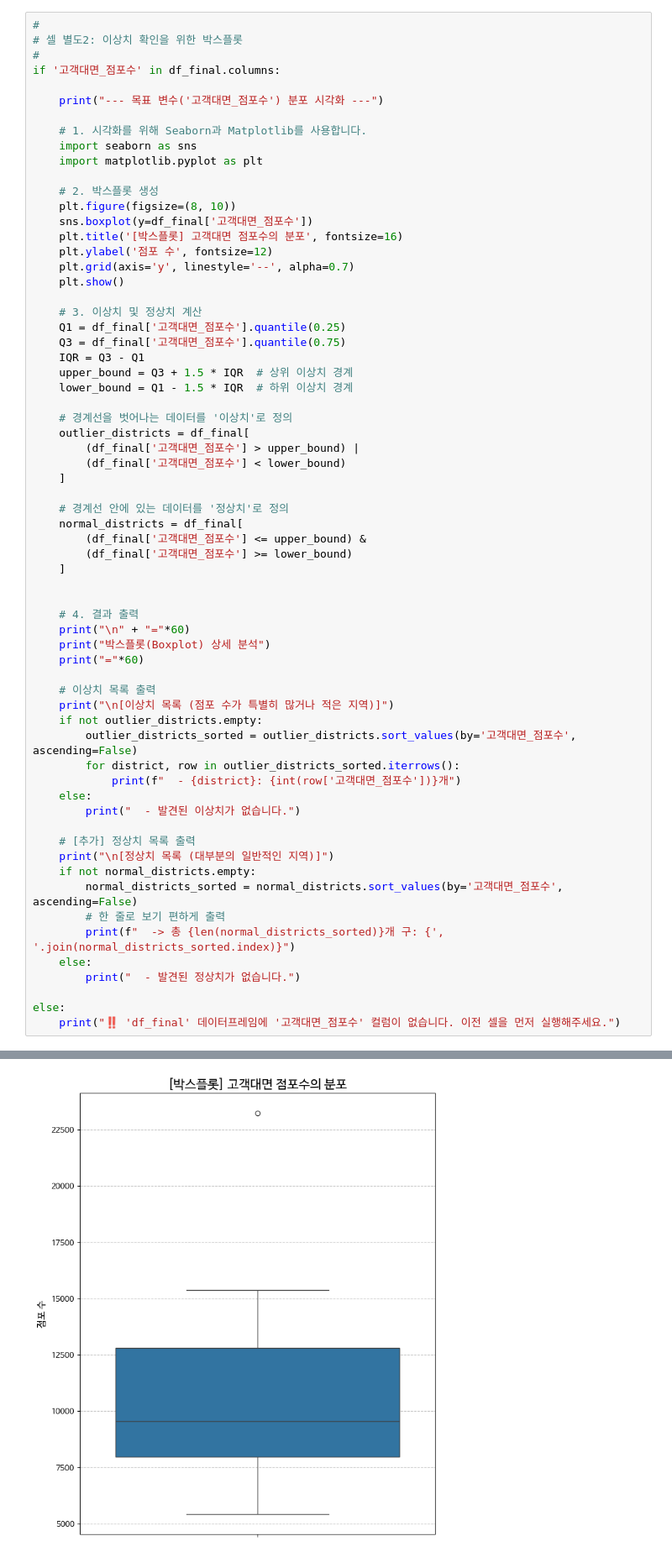
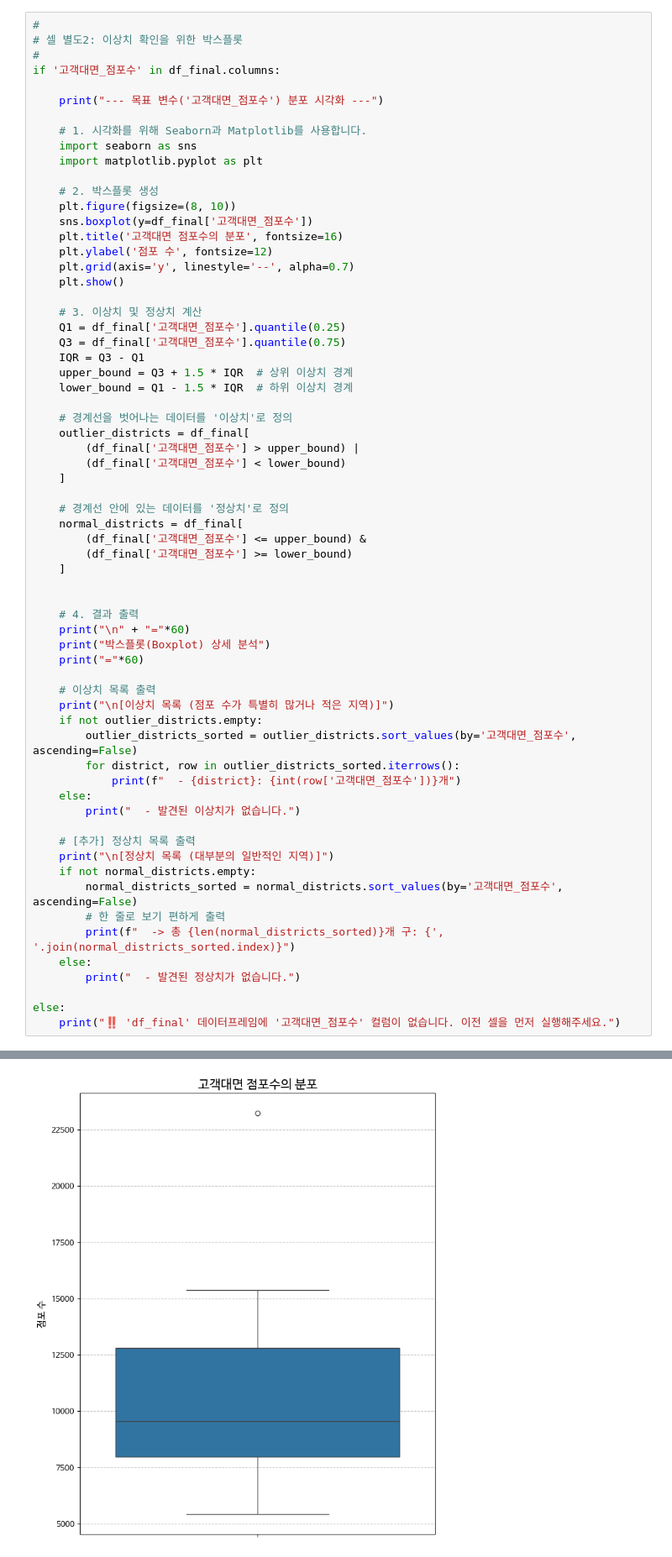
Before and after one commit to Sjoneon/Bigdata2, a Jupyter notebook: LastRealBigData.ipynb, the cells around one changed output, grey strips where cells are left out. Shown at 84% size. Drawn from its saved outputs; the diff is of its cells as text.

```diff
--- a/LastRealBigData.ipynb
+++ b/LastRealBigData.ipynb
@@ -467,7 +453,7 @@ if '고객대면_점포수' in df_final.columns:
     # 2. 박스플롯 생성
     plt.figure(figsize=(8, 10))
     sns.boxplot(y=df_final['고객대면_점포수'])
-    plt.title('[박스플롯] 고객대면 점포수의 분포', fontsize=16)
+    plt.title('고객대면 점포수의 분포', fontsize=16)
     plt.ylabel('점포 수', fontsize=12)
     plt.grid(axis='y', linestyle='--', alpha=0.7)
     plt.show()
@@ -492,34 +478,34 @@ if '고객대면_점포수' in df_final.columns:
     ]
 
 
     # 4. 결과 출력
     print("\n" + "="*60)
     print("박스플롯(Boxplot) 상세 분석")
     print("="*60)
 
     # 이상치 목록 출력
     print("\n[이상치 목록 (점포 수가 특별히 많거나 적은 지역)]")
     if not outlier_districts.empty:
         outlier_districts_sorted = outlier_districts.sort_values(by='고객대면_점포수', ascending=False)
         for district, row in outlier_districts_sorted.iterrows():
             print(f"  - {district}: {int(row['고객대면_점포수'])}개")
     else:
         print("  - 발견된 이상치가 없습니다.")
 
     # [추가] 정상치 목록 출력
     print("\n[정상치 목록 (대부분의 일반적인 지역)]")
     if not normal_districts.empty:
         normal_districts_sorted = normal_districts.sort_values(by='고객대면_점포수', ascending=False)
         # 한 줄로 보기 편하게 출력
         print(f"  -> 총 {len(normal_districts_sorted)}개 구: {', '.join(normal_districts_sorted.index)}")
     else:
         print("  - 발견된 정상치가 없습니다.")
 
 else:
     print("‼️ 'df_final' 데이터프레임에 '고객대면_점포수' 컬럼이 없습니다. 이전 셀을 먼저 실행해주세요.")
 # %% [output]
 --- 목표 변수('고객대면_점포수') 분포 시각화 ---
-[figure, old version]
+[figure, new version]
 ============================================================
 박스플롯(Boxplot) 상세 분석
 ============================================================
```
Also changed, not shown: parts of 3 cells of this notebook.
